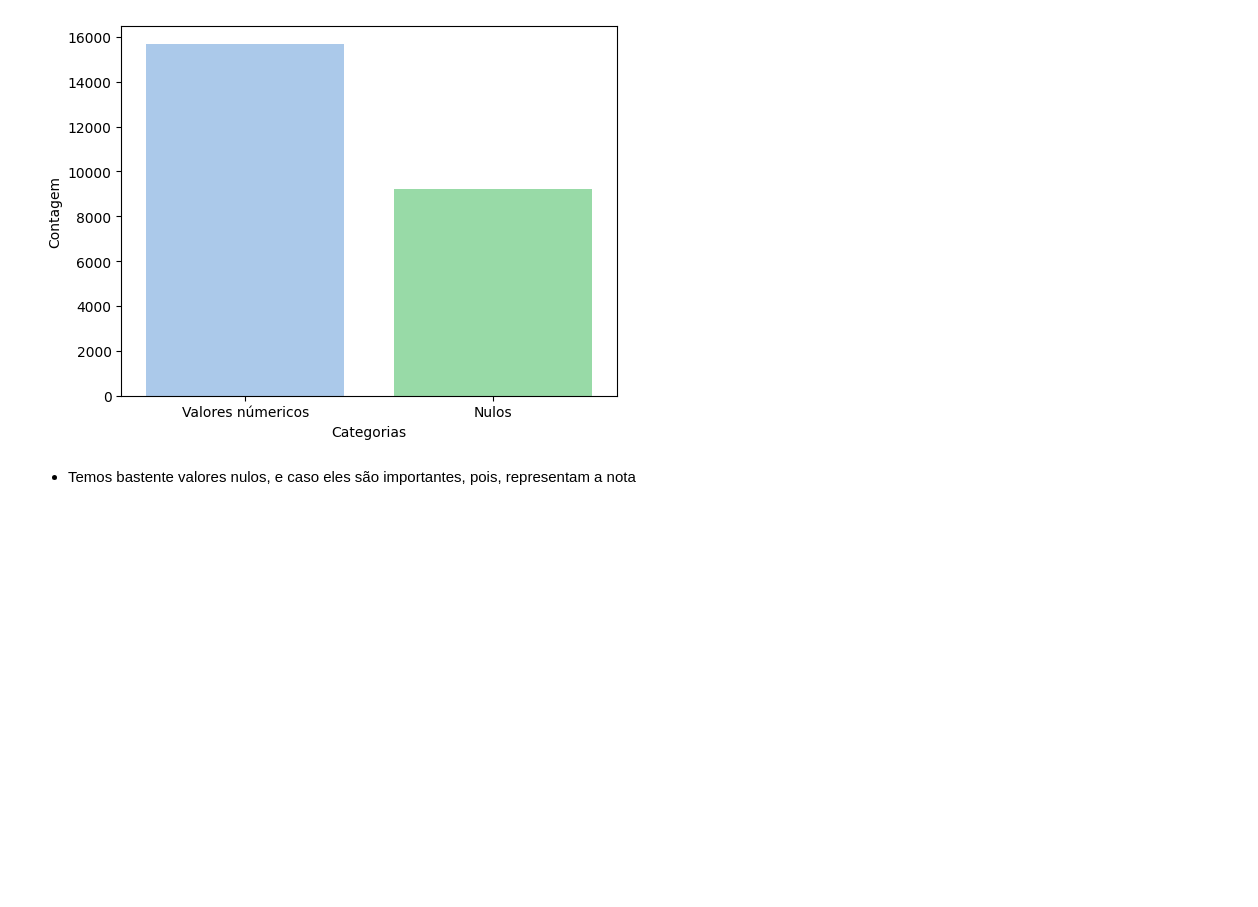
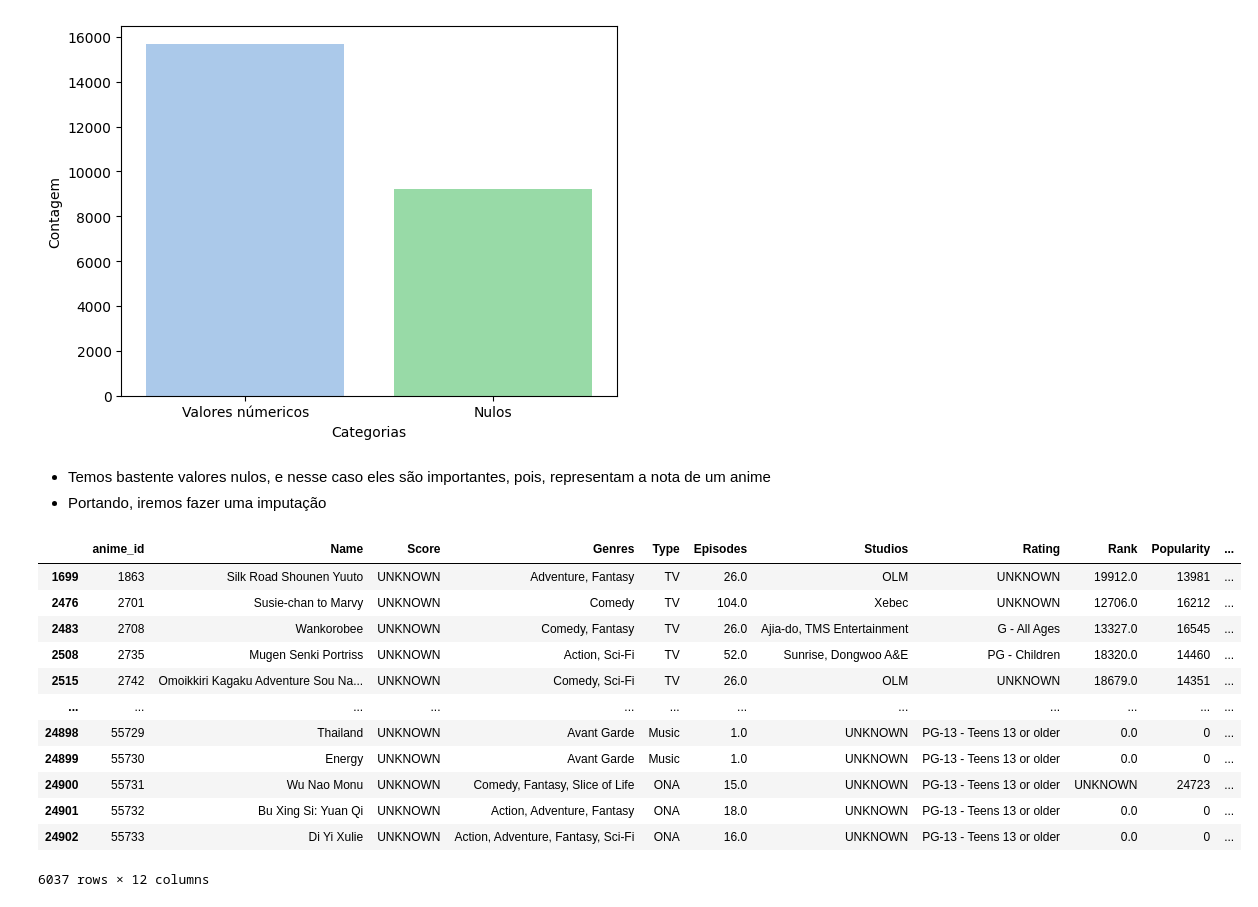
Before and after one commit to guievbs/anime-insights, a Jupyter notebook: notebooks/analise.ipynb, the cells around one changed output. Cells and saved outputs as stored; diff of their text form; code cells hidden in the pictures; blank space fills up the shorter version.

Commit message:
Limpa os dados da feature `Score`

```diff
--- a/notebooks/analise.ipynb
+++ b/notebooks/analise.ipynb
@@ -246,4 +246,23 @@ plt.show()
 # %% [output]
 [figure]
 # %% [markdown]
-- Temos bastente valores nulos, e caso eles são importantes, pois, representam a nota
+- Temos bastente valores nulos, e nesse caso eles são importantes, pois, representam a nota de um anime
+- Portando, iremos fazer uma imputação
+# %%
+# Filtro que separa os elementos nulos
+filtro = (df['Score'] == 'UNKNOWN')
+df[filtro]
+# %% [output]
+|  | anime_id | Name | Score | Genres | Type | Episodes | Studios | Rating | Rank | Popularity | ... |
+| 1699 | 1863 | Silk Road Shounen Yuuto | UNKNOWN | Adventure, Fantasy | TV | 26.0 | OLM | UNKNOWN | 19912.0 | 13981 | ... |
+| 2476 | 2701 | Susie-chan to Marvy | UNKNOWN | Comedy | TV | 104.0 | Xebec | UNKNOWN | 12706.0 | 16212 | ... |
+| 2483 | 2708 | Wankorobee | UNKNOWN | Comedy, Fantasy | TV | 26.0 | Ajia-do, TMS Entertainment | G - All Ages | 13327.0 | 16545 | ... |
+| 2508 | 2735 | Mugen Senki Portriss | UNKNOWN | Action, Sci-Fi | TV | 52.0 | Sunrise, Dongwoo A&E | PG - Children | 18320.0 | 14460 | ... |
+| 2515 | 2742 | Omoikkiri Kagaku Adventure Sou Na... | UNKNOWN | Comedy, Sci-Fi | TV | 26.0 | OLM | UNKNOWN | 18679.0 | 14351 | ... |
+| ... | ... | ... | ... | ... | ... | ... | ... | ... | ... | ... | ... |
+| 24898 | 55729 | Thailand | UNKNOWN | Avant Garde | Music | 1.0 | UNKNOWN | PG-13 - Teens 13 or older | 0.0 | 0 | ... |
+| 24899 | 55730 | Energy | UNKNOWN | Avant Garde | Music | 1.0 | UNKNOWN | PG-13 - Teens 13 or older | 0.0 | 0 | ... |
+| 24900 | 55731 | Wu Nao Monu | UNKNOWN | Comedy, Fantasy, Slice of Life | ONA | 15.0 | UNKNOWN | PG-13 - Teens 13 or older | UNKNOWN | 24723 | ... |
+| 24901 | 55732 | Bu Xing Si: Yuan Qi | UNKNOWN | Action, Adventure, Fantasy | ONA | 18.0 | UNKNOWN | PG-13 - Teens 13 or older | 0.0 | 0 | ... |
+| 24902 | 55733 | Di Yi Xulie | UNKNOWN | Action, Adventure, Fantasy, Sci-Fi | ONA | 16.0 | UNKNOWN | PG-13 - Teens 13 or older | 0.0 | 0 | ... |
+6037 rows × 12 columns
```
Also changed, not shown: parts of 7 cells of this notebook.
